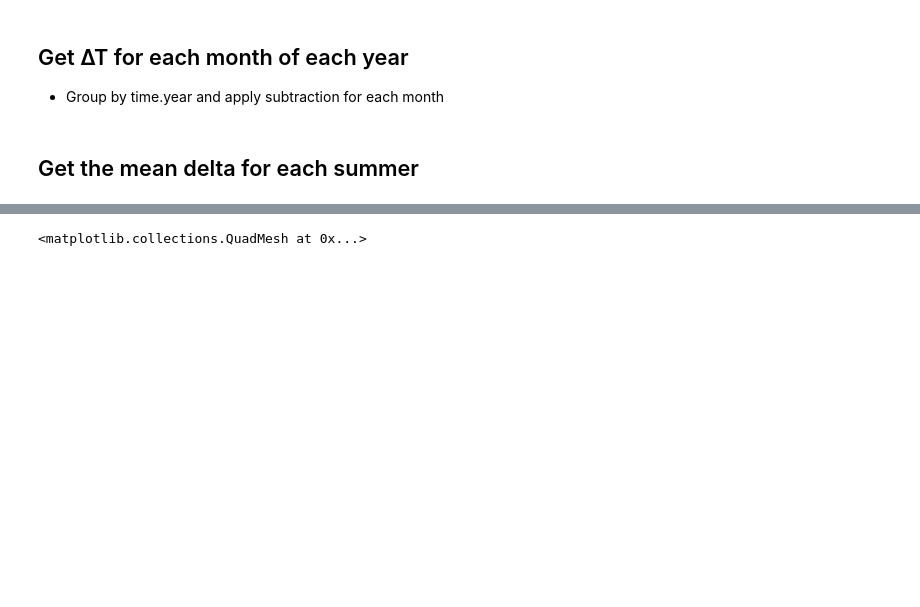
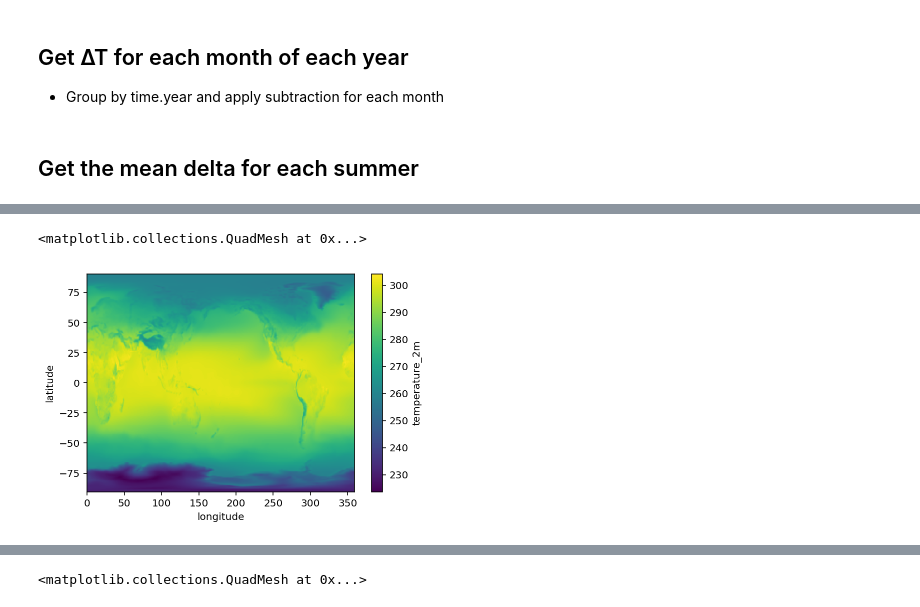
Before and after one commit to mangecoeur/health-climate-exposure, a Jupyter notebook: Temperature change exposure ERA.ipynb, the cells around one changed output, grey strips where cells are left out. Saved outputs shown, nothing was run; the diff lists cells and outputs as text; code cells hidden in the pictures; blank space fills up the shorter version.

```diff
--- a/Temperature change exposure ERA.ipynb
+++ b/Temperature change exposure ERA.ipynb
@@ -256,0 +287,7 @@ plt.savefig('mean_warming_experienced_2000-2015.png', dpi=300)
+# %%
+climatology_summer_mean = era_climatology.sel(time=((era_climatology['time.season'] == 'JJA') |
+(era_climatology['time.season'] == 'DJF'))).mean(dim='time').temperature_2m
+climatology_summer_mean.plot()
+# %% [output]
+<matplotlib.collections.QuadMesh at 0x...>
+[figure, added]
```
Also changed, not shown: parts of 29 cells of this notebook, 21 other files.
